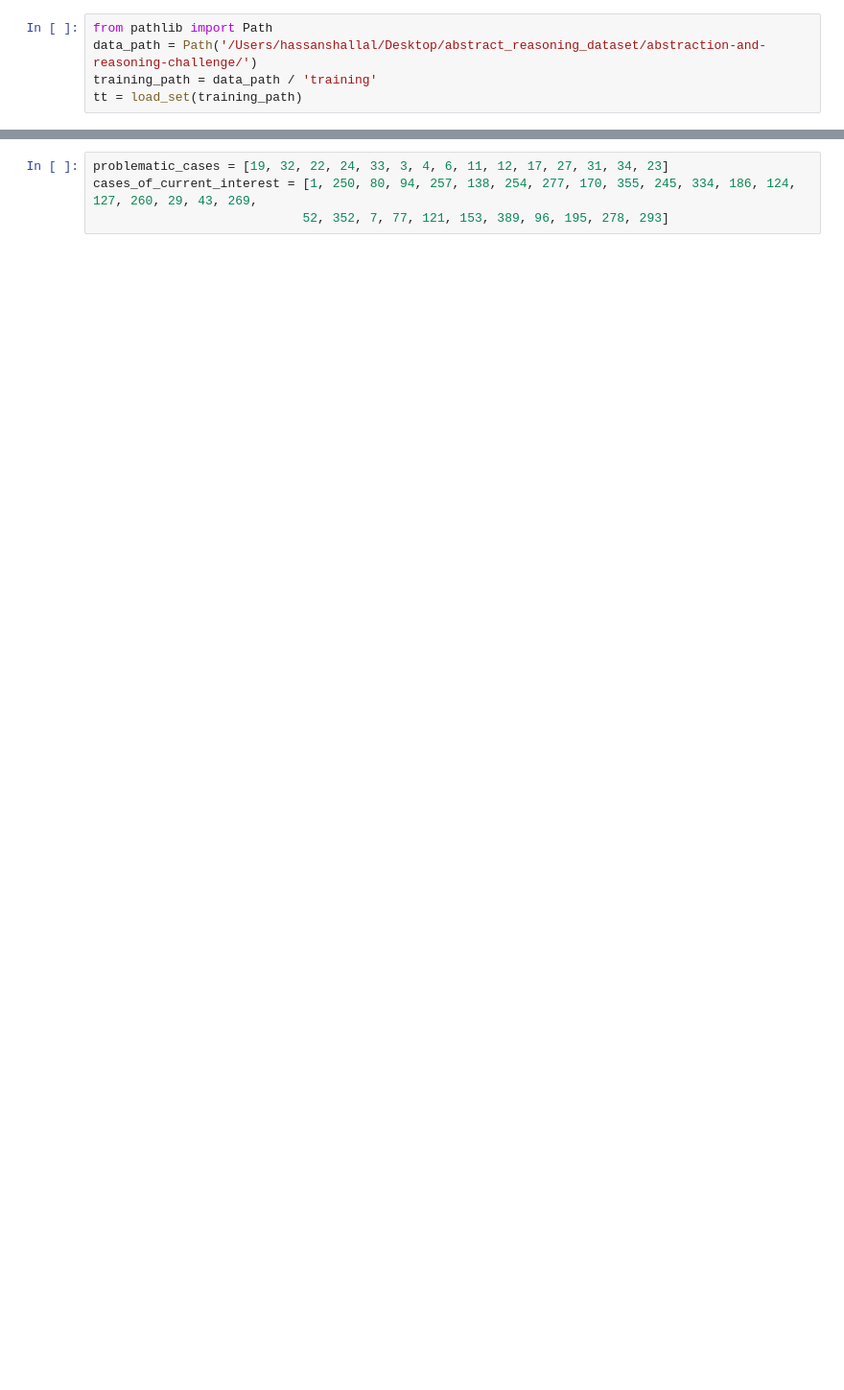
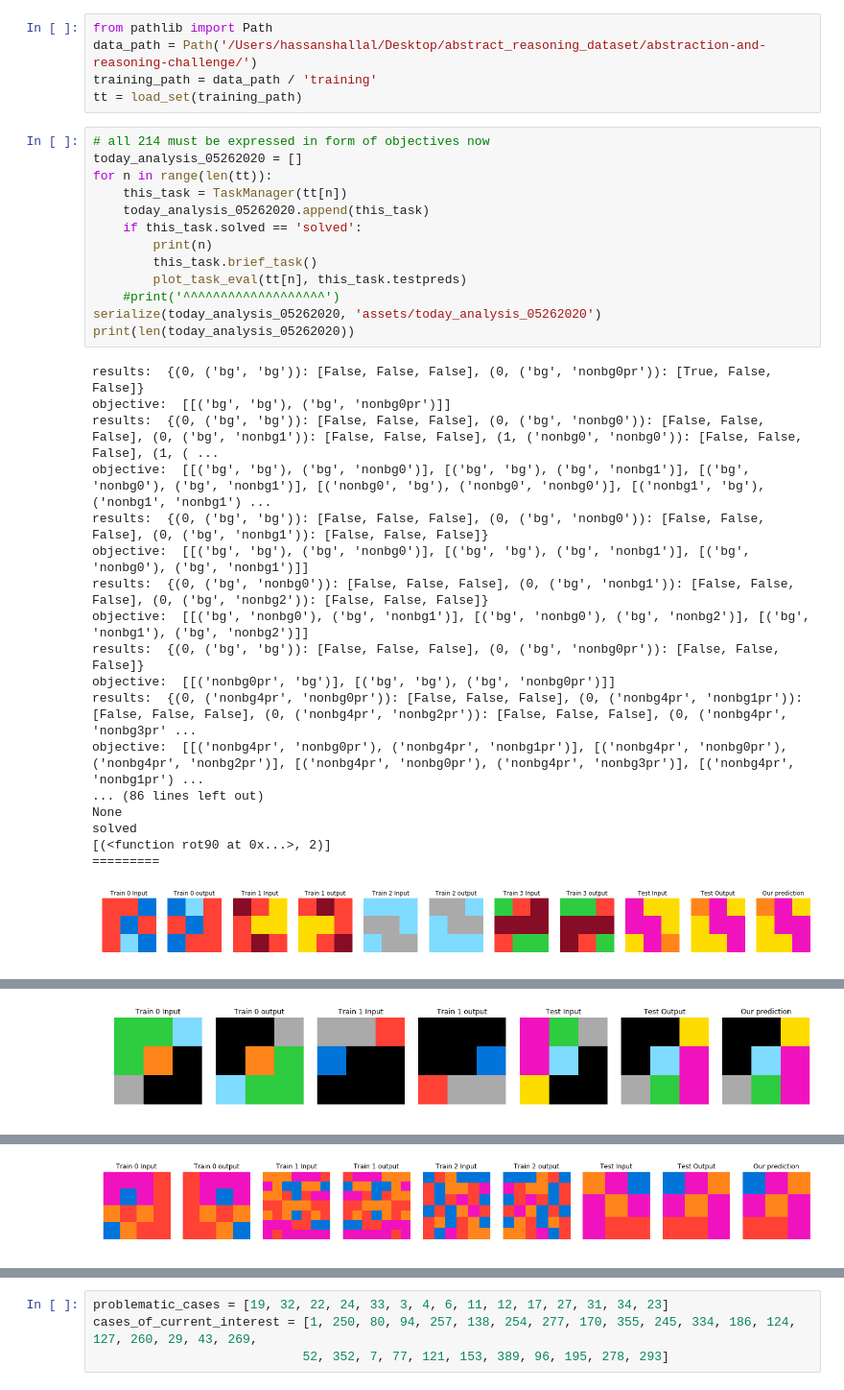
Before and after one commit to hassanshallal/ARCsolver, a Jupyter notebook: ARCSolverV02.ipynb, the cells around one changed output, grey strips where cells are left out. Shown at 96% size. Saved outputs shown, nothing was run; the diff lists cells and outputs as text; blank space fills up the shorter version.

```diff
--- a/ARCSolverV02.ipynb
+++ b/ARCSolverV02.ipynb
@@ -21,3 +12,35 @@ from pathlib import Path
 data_path = Path('/Users/hassanshallal/Desktop/abstract_reasoning_dataset/abstraction-and-reasoning-challenge/')
 training_path = data_path / 'training'
 tt = load_set(training_path)
+# %%
+# all 214 must be expressed in form of objectives now
+today_analysis_05262020 = []
+for n in range(len(tt)):
+    this_task = TaskManager(tt[n])
+    today_analysis_05262020.append(this_task)
+    if this_task.solved == 'solved':
+        print(n)
+        this_task.brief_task()
+        plot_task_eval(tt[n], this_task.testpreds)
+    #print('^^^^^^^^^^^^^^^^^^^')
+serialize(today_analysis_05262020, 'assets/today_analysis_05262020')
+print(len(today_analysis_05262020))
+# %% [output]
+results:  {(0, ('bg', 'bg')): [False, False, False], (0, ('bg', 'nonbg0pr')): [True, False, False]}
+objective:  [[('bg', 'bg'), ('bg', 'nonbg0pr')]]
+results:  {(0, ('bg', 'bg')): [False, False, False], (0, ('bg', 'nonbg0')): [False, False, False], (0, ('bg', 'nonbg1')): [False, False, False], (1, ('nonbg0', 'nonbg0')): [False, False, False], (1, ( ...
+objective:  [[('bg', 'bg'), ('bg', 'nonbg0')], [('bg', 'bg'), ('bg', 'nonbg1')], [('bg', 'nonbg0'), ('bg', 'nonbg1')], [('nonbg0', 'bg'), ('nonbg0', 'nonbg0')], [('nonbg1', 'bg'), ('nonbg1', 'nonbg1') ...
+results:  {(0, ('bg', 'bg')): [False, False, False], (0, ('bg', 'nonbg0')): [False, False, False], (0, ('bg', 'nonbg1')): [False, False, False]}
+objective:  [[('bg', 'bg'), ('bg', 'nonbg0')], [('bg', 'bg'), ('bg', 'nonbg1')], [('bg', 'nonbg0'), ('bg', 'nonbg1')]]
+results:  {(0, ('bg', 'nonbg0')): [False, False, False], (0, ('bg', 'nonbg1')): [False, False, False], (0, ('bg', 'nonbg2')): [False, False, False]}
+objective:  [[('bg', 'nonbg0'), ('bg', 'nonbg1')], [('bg', 'nonbg0'), ('bg', 'nonbg2')], [('bg', 'nonbg1'), ('bg', 'nonbg2')]]
+results:  {(0, ('bg', 'bg')): [False, False, False], (0, ('bg', 'nonbg0pr')): [False, False, False]}
+objective:  [[('nonbg0pr', 'bg')], [('bg', 'bg'), ('bg', 'nonbg0pr')]]
+results:  {(0, ('nonbg4pr', 'nonbg0pr')): [False, False, False], (0, ('nonbg4pr', 'nonbg1pr')): [False, False, False], (0, ('nonbg4pr', 'nonbg2pr')): [False, False, False], (0, ('nonbg4pr', 'nonbg3pr' ...
+objective:  [[('nonbg4pr', 'nonbg0pr'), ('nonbg4pr', 'nonbg1pr')], [('nonbg4pr', 'nonbg0pr'), ('nonbg4pr', 'nonbg2pr')], [('nonbg4pr', 'nonbg0pr'), ('nonbg4pr', 'nonbg3pr')], [('nonbg4pr', 'nonbg1pr') ...
+... (86 lines left out)
+None
+solved
+[(<function rot90 at 0x...>, 2)]
+=========
+[figure, added]
@@ -23,0 +64 @@ tt = load_set(training_path)
+[figure, added]
@@ -23,0 +79 @@ tt = load_set(training_path)
+[figure, added]
```
Also changed, not shown: parts of 35 cells of this notebook, 5 other files.
